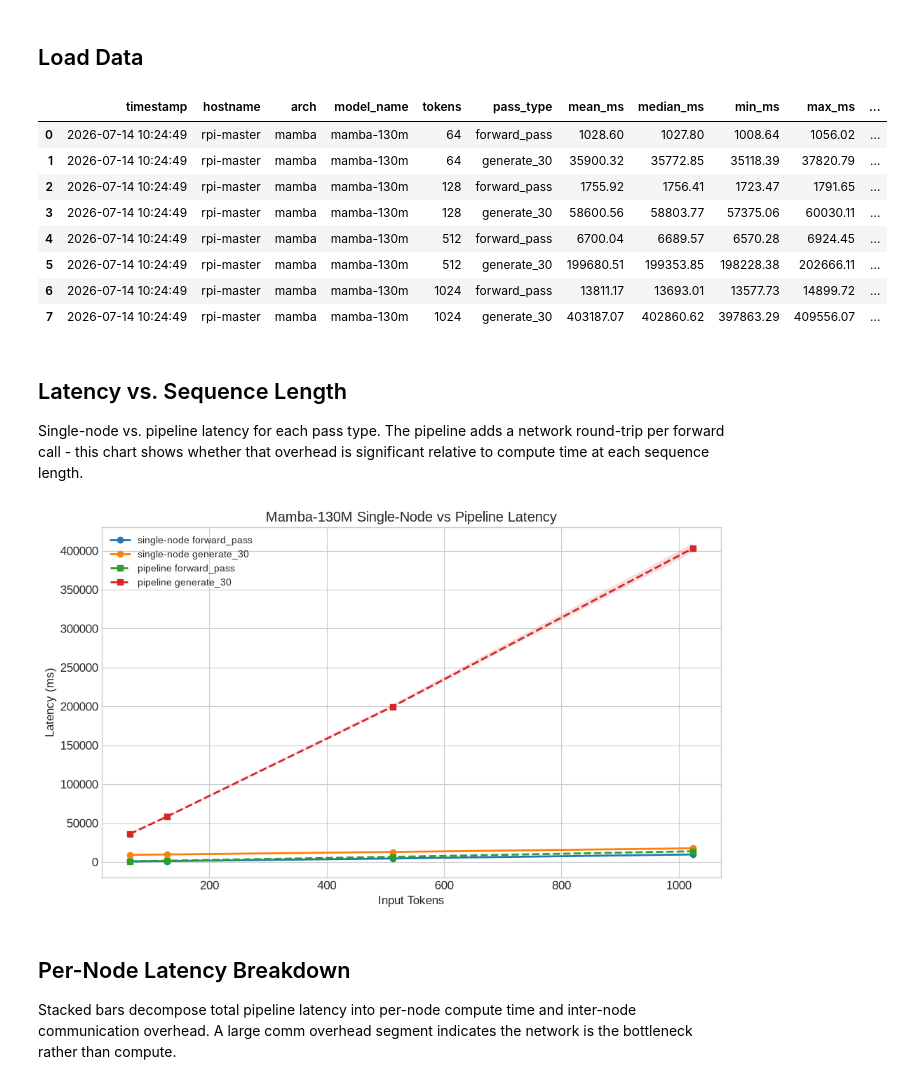
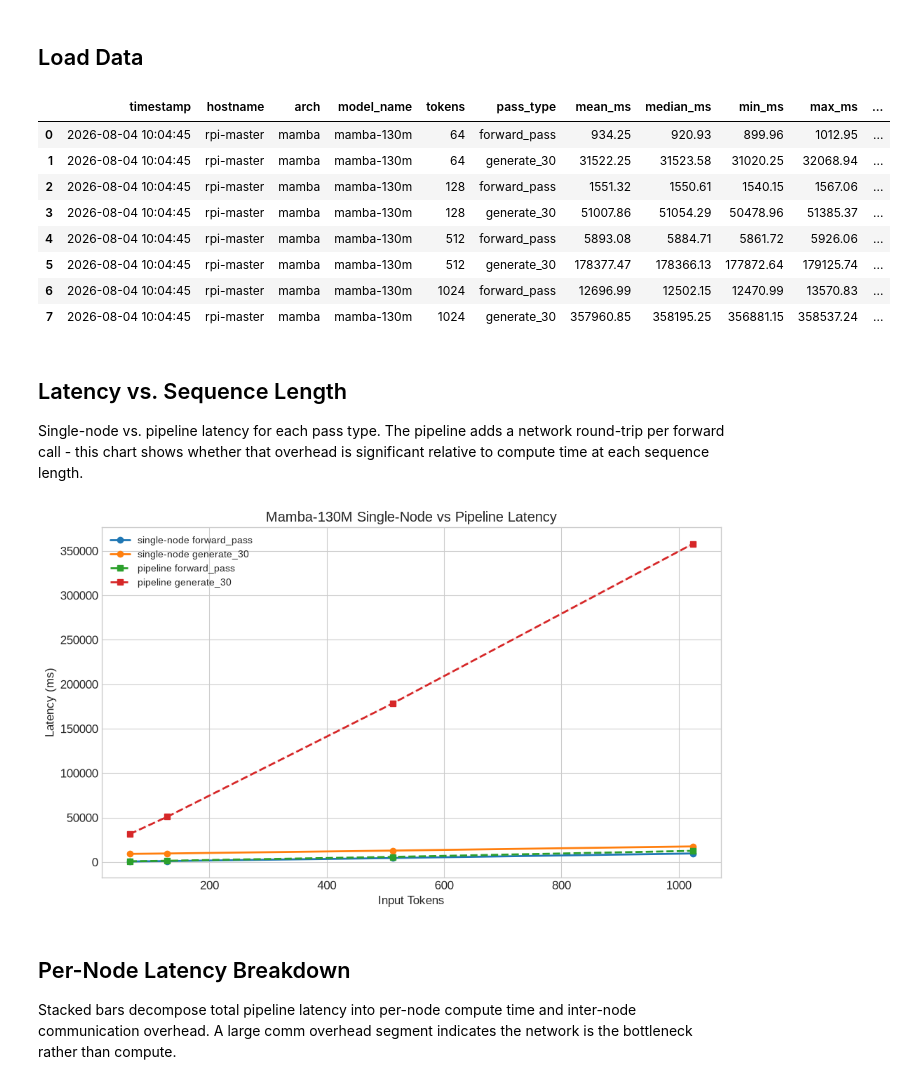
Before and after one commit to syedtaha22/PiSSM, a Jupyter notebook: notebooks/pipeline_comparison.ipynb, the cells around one changed output. Drawn from its saved outputs; the diff is of its cells as text; code cells hidden in the pictures.

```diff
--- a/notebooks/pipeline_comparison.ipynb
+++ b/notebooks/pipeline_comparison.ipynb
@@ -27,19 +27,19 @@ plt.rcParams["font.size"] = 12
 # %% [markdown]
 ## Load Data
 # %%
-sn = pd.read_csv("../benchmarks/single_node_baseline_pi.csv")
-pp = pd.read_csv("../benchmarks/pipeline_baseline_pi.csv")
+sn = pd.read_csv("../benchmarks/rpi/single_node_baseline.csv")
+pp = pd.read_csv("../benchmarks/rpi/pipeline_baseline.csv")
 pp
 # %% [output]
 |  | timestamp | hostname | arch | model_name | tokens | pass_type | mean_ms | median_ms | min_ms | max_ms | ... |
-| 0 | 2026-07-14 10:24:49 | rpi-master | mamba | mamba-130m | 64 | forward_pass | 1028.60 | 1027.80 | 1008.64 | 1056.02 | ... |
-| 1 | 2026-07-14 10:24:49 | rpi-master | mamba | mamba-130m | 64 | generate_30 | 35900.32 | 35772.85 | 35118.39 | 37820.79 | ... |
-| 2 | 2026-07-14 10:24:49 | rpi-master | mamba | mamba-130m | 128 | forward_pass | 1755.92 | 1756.41 | 1723.47 | 1791.65 | ... |
-| 3 | 2026-07-14 10:24:49 | rpi-master | mamba | mamba-130m | 128 | generate_30 | 58600.56 | 58803.77 | 57375.06 | 60030.11 | ... |
-| 4 | 2026-07-14 10:24:49 | rpi-master | mamba | mamba-130m | 512 | forward_pass | 6700.04 | 6689.57 | 6570.28 | 6924.45 | ... |
-| 5 | 2026-07-14 10:24:49 | rpi-master | mamba | mamba-130m | 512 | generate_30 | 199680.51 | 199353.85 | 198228.38 | 202666.11 | ... |
-| 6 | 2026-07-14 10:24:49 | rpi-master | mamba | mamba-130m | 1024 | forward_pass | 13811.17 | 13693.01 | 13577.73 | 14899.72 | ... |
-| 7 | 2026-07-14 10:24:49 | rpi-master | mamba | mamba-130m | 1024 | generate_30 | 403187.07 | 402860.62 | 397863.29 | 409556.07 | ... |
+| 0 | 2026-08-04 10:04:45 | rpi-master | mamba | mamba-130m | 64 | forward_pass | 934.25 | 920.93 | 899.96 | 1012.95 | ... |
+| 1 | 2026-08-04 10:04:45 | rpi-master | mamba | mamba-130m | 64 | generate_30 | 31522.25 | 31523.58 | 31020.25 | 32068.94 | ... |
+| 2 | 2026-08-04 10:04:45 | rpi-master | mamba | mamba-130m | 128 | forward_pass | 1551.32 | 1550.61 | 1540.15 | 1567.06 | ... |
+| 3 | 2026-08-04 10:04:45 | rpi-master | mamba | mamba-130m | 128 | generate_30 | 51007.86 | 51054.29 | 50478.96 | 51385.37 | ... |
+| 4 | 2026-08-04 10:04:45 | rpi-master | mamba | mamba-130m | 512 | forward_pass | 5893.08 | 5884.71 | 5861.72 | 5926.06 | ... |
+| 5 | 2026-08-04 10:04:45 | rpi-master | mamba | mamba-130m | 512 | generate_30 | 178377.47 | 178366.13 | 177872.64 | 179125.74 | ... |
+| 6 | 2026-08-04 10:04:45 | rpi-master | mamba | mamba-130m | 1024 | forward_pass | 12696.99 | 12502.15 | 12470.99 | 13570.83 | ... |
+| 7 | 2026-08-04 10:04:45 | rpi-master | mamba | mamba-130m | 1024 | generate_30 | 357960.85 | 358195.25 | 356881.15 | 358537.24 | ... |
 # %% [markdown]
 ## Latency vs. Sequence Length
 
@@ -66,7 +66,7 @@ ax.legend(fontsize=10)
 plt.tight_layout()
 plt.show()
 # %% [output]
-[figure, old version]
+[figure, new version]
 # %% [markdown]
 ## Per-Node Latency Breakdown
 
```
Also changed, not shown: parts of 3 cells of this notebook, 21 other files.
